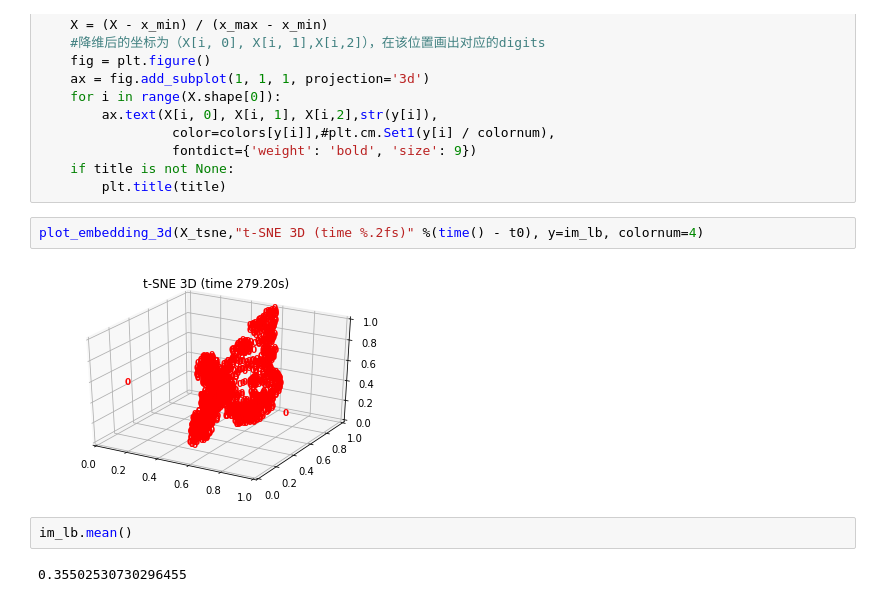
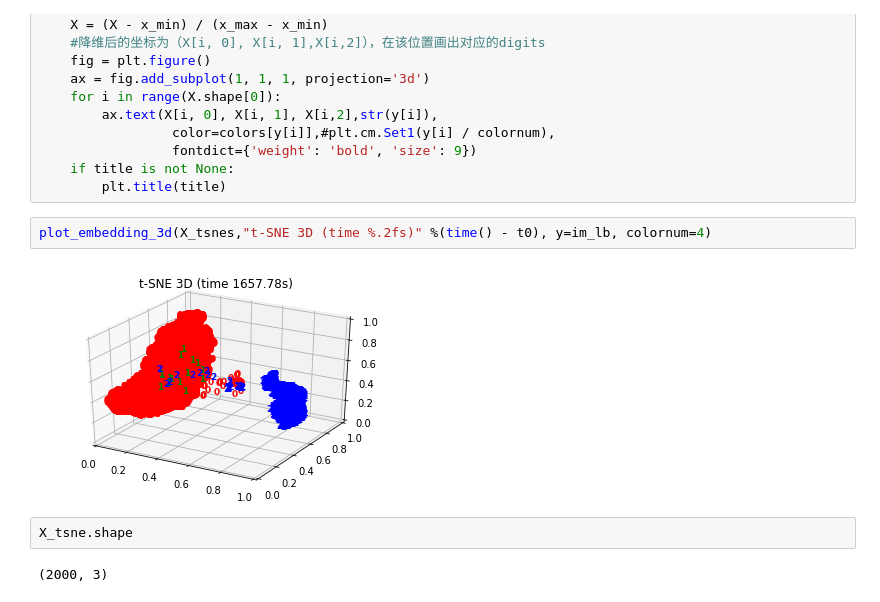
Before and after one commit to orpheus92/DSSI, a Jupyter notebook: Untitled.ipynb, the cells around one changed output. Cells and saved outputs as stored; diff of their text form.

Commit message:
test tsne

```diff
--- a/Untitled.ipynb
+++ b/Untitled.ipynb
@@ -61,10 +61,10 @@ def plot_embedding_3d(X, title=None, y=None, colornum=10, colors = ['r', 'g', 'b
     if title is not None:
         plt.title(title)
 # %%
-plot_embedding_3d(X_tsne,"t-SNE 3D (time %.2fs)" %(time() - t0), y=im_lb, colornum=4)
+plot_embedding_3d(X_tsnes,"t-SNE 3D (time %.2fs)" %(time() - t0), y=im_lb, colornum=4)
 # %% [output]
-[figure, old version]
+[figure, new version]
-# %%
-im_lb.mean()
-# %% [output]
-0.35502530730296455
+# %%
+X_tsne.shape
+# %% [output]
+(2000, 3)
```
